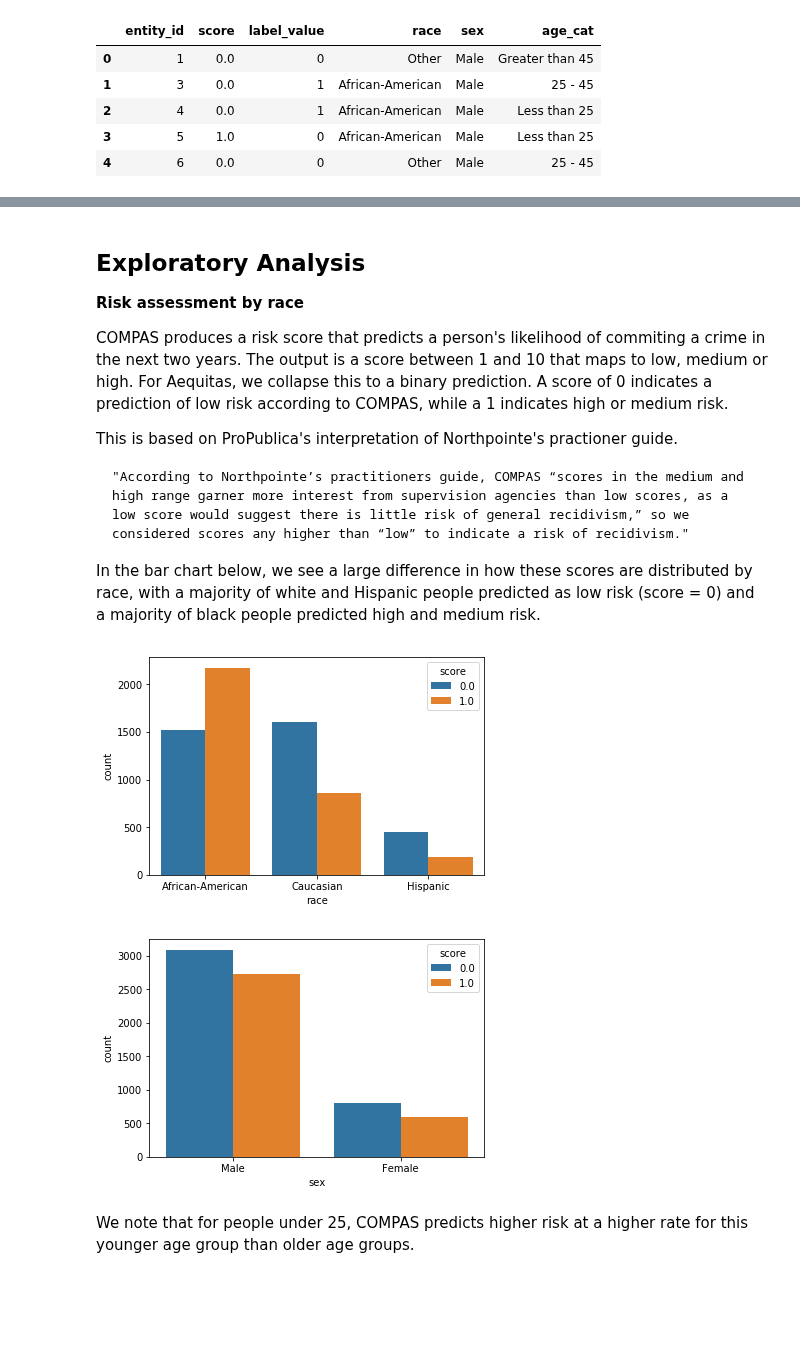
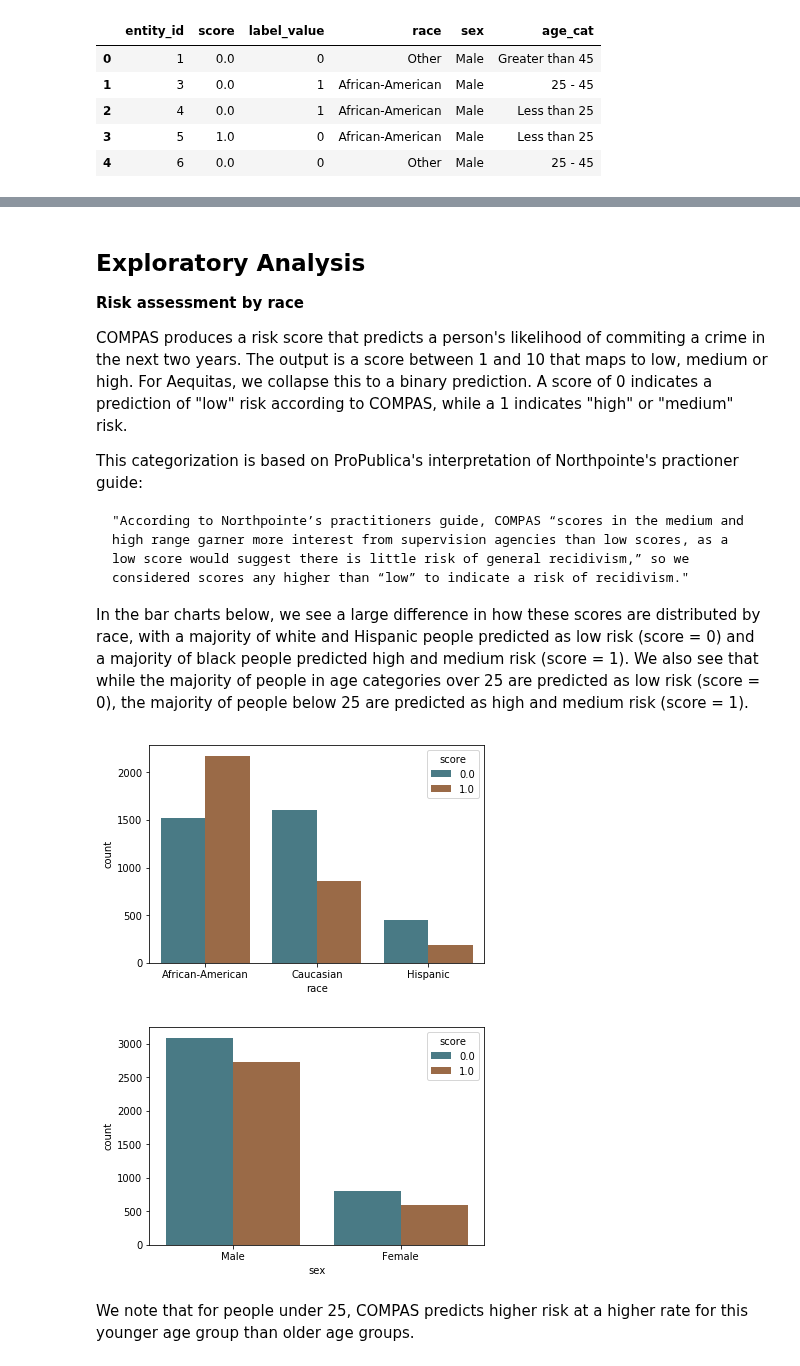
Before and after one commit to dssg/aequitas, a Jupyter notebook: docs/source/examples/compas_demo.ipynb, the cells around one changed output, grey strips where cells are left out. Saved outputs shown, nothing was run; the diff lists cells and outputs as text; code cells hidden in the pictures; blank space fills up the shorter version.

```diff
--- a/docs/source/examples/compas_demo.ipynb
+++ b/docs/source/examples/compas_demo.ipynb
@@ -39,21 +47,23 @@ The data was preprocessed for compatibility with Aequitas. Notice the mandatory
 
 __Risk assessment by race__
 
-COMPAS produces a risk score that predicts a person's likelihood of commiting a crime in the next two years. The output is a score between 1 and 10 that maps to low, medium or high. For Aequitas, we collapse this to a binary prediction. A score of 0 indicates a prediction of low risk according to COMPAS, while a 1 indicates high or medium risk.
+COMPAS produces a risk score that predicts a person's likelihood of commiting a crime in the next two years. The output is a score between 1 and 10 that maps to low, medium or high. For Aequitas, we collapse this to a binary prediction. A score of 0 indicates a prediction of "low" risk according to COMPAS, while a 1 indicates "high" or "medium" risk.
 
-This is based on ProPublica's interpretation of Northpointe's practioner guide.
+This categorization is based on ProPublica's interpretation of Northpointe's practioner guide:
 
     "According to Northpointe’s practitioners guide, COMPAS “scores in the medium and high range garner more interest from supervision agencies than low scores, as a low score would suggest there is little risk of general recidivism,” so we considered scores any higher than “low” to indicate a risk of recidivism."
 
-In the bar chart below, we see a large difference in how these scores are distributed by race, with a majority of white and Hispanic people predicted as low risk (score = 0) and a majority of black people predicted high and medium risk.
+In the bar charts below, we see a large difference in how these scores are distributed by race, with a majority of white and Hispanic people predicted as low risk (score = 0) and a majority of black people predicted high and medium risk (score = 1). We also see that while the majority of people in age categories over 25 are predicted as low risk (score = 0), the majority of people below 25 are predicted as high and medium risk (score = 1).
+# %%
+aq_palette = sns.diverging_palette(215, 35, n=2)
 # %%
-g = sns.countplot(x="race", hue="score", data=df[df.race.isin(['African-American', 'Caucasian', 'Hispanic'])])
+by_race = sns.countplot(x="race", hue="score", data=df[df.race.isin(['African-American', 'Caucasian', 'Hispanic'])], palette=aq_palette)
 # %% [output]
-[figure, old version]
+[figure, new version]
 # %%
-g = sns.countplot(x="sex", hue="score", data=df)
+by_sex = sns.countplot(x="sex", hue="score", data=df, palette=aq_palette)
 # %% [output]
-[figure, old version]
+[figure, new version]
 # %% [markdown]
 We note that for people under 25, COMPAS predicts higher risk at a higher rate for this younger age group than older age groups.
 # %%
```
Also changed, not shown: parts of 50 cells of this notebook.
